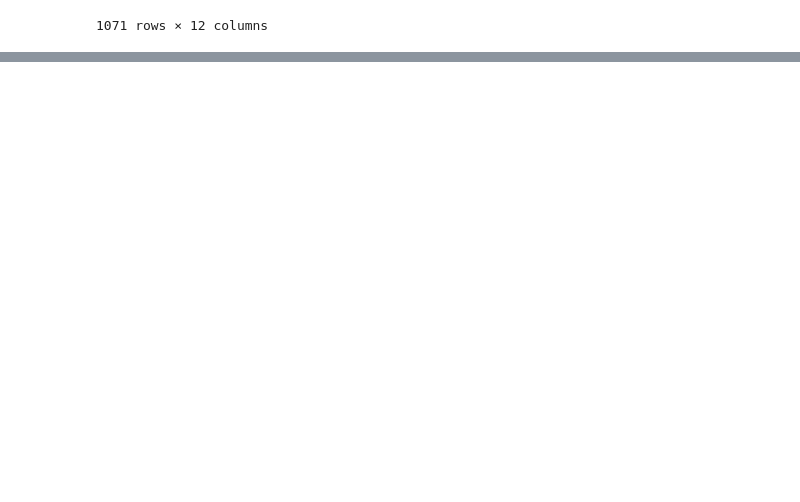
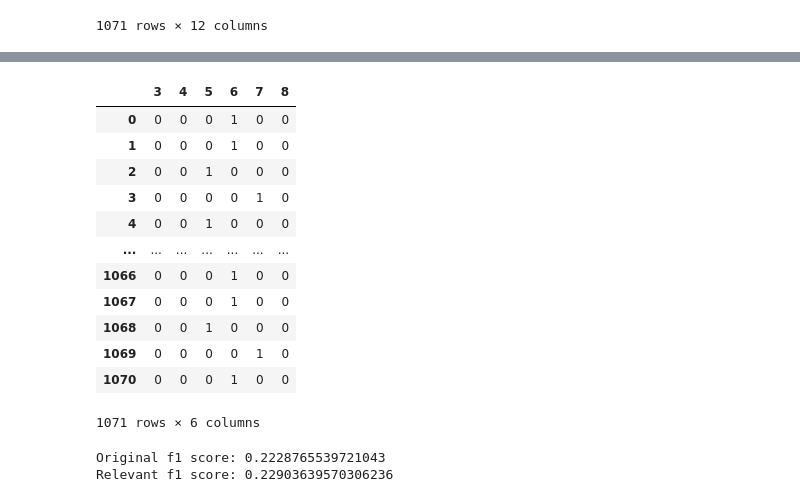
Before and after one commit to jdeguzman4/ML-Mini-Project, a Jupyter notebook: notebooks/Feature Relevance.ipynb, the cells around one changed output, grey strips where cells are left out. Cells and saved outputs as stored; diff of their text form; code cells hidden in the pictures; blank space fills up the shorter version.

```diff
--- a/notebooks/Feature Relevance.ipynb
+++ b/notebooks/Feature Relevance.ipynb
@@ -39,0 +87,37 @@ redwine_df
+# %%
+y_original = y_df.iloc[:,:-1]
+y_original
+# %% [output]
+|  | 3 | 4 | 5 | 6 | 7 | 8 |
+| 0 | 0 | 0 | 0 | 1 | 0 | 0 |
+| 1 | 0 | 0 | 0 | 1 | 0 | 0 |
+| 2 | 0 | 0 | 1 | 0 | 0 | 0 |
+| 3 | 0 | 0 | 0 | 0 | 1 | 0 |
+| 4 | 0 | 0 | 1 | 0 | 0 | 0 |
+| ... | ... | ... | ... | ... | ... | ... |
+| 1066 | 0 | 0 | 0 | 1 | 0 | 0 |
+| 1067 | 0 | 0 | 0 | 1 | 0 | 0 |
+| 1068 | 0 | 0 | 1 | 0 | 0 | 0 |
+| 1069 | 0 | 0 | 0 | 0 | 1 | 0 |
+| 1070 | 0 | 0 | 0 | 1 | 0 | 0 |
+1071 rows × 6 columns
+# %%
+x_train_0, x_test_0, y_train_0, y_test_0 = train_test_split(x_df, y_original, test_size=0.2, random_state=0)
+x_train_1, x_test_1, y_train_1, y_test_1 = train_test_split(x_relevant, y_original, test_size=0.2, random_state=0)
+
+#original
+model1 = MLPClassifier()
+
+model1.fit(x_train_0, y_train_0)
+pred_0 = model1.predict(x_test_0)
+print("Original f1 score: {}".format(f1_score(y_test_0, pred_0, average="macro")))
+
+#relevant
+model2 = MLPClassifier()
+
+model2.fit(x_train_1, y_train_1)
+pred_1 = model2.predict(x_test_1)
+print("Relevant f1 score: {}".format(f1_score(y_test_1, pred_1, average="macro")))
+# %% [output]
+Original f1 score: 0.2228765539721043
+Relevant f1 score: 0.22903639570306236
```
Also changed, not shown: parts of 7 cells of this notebook.
